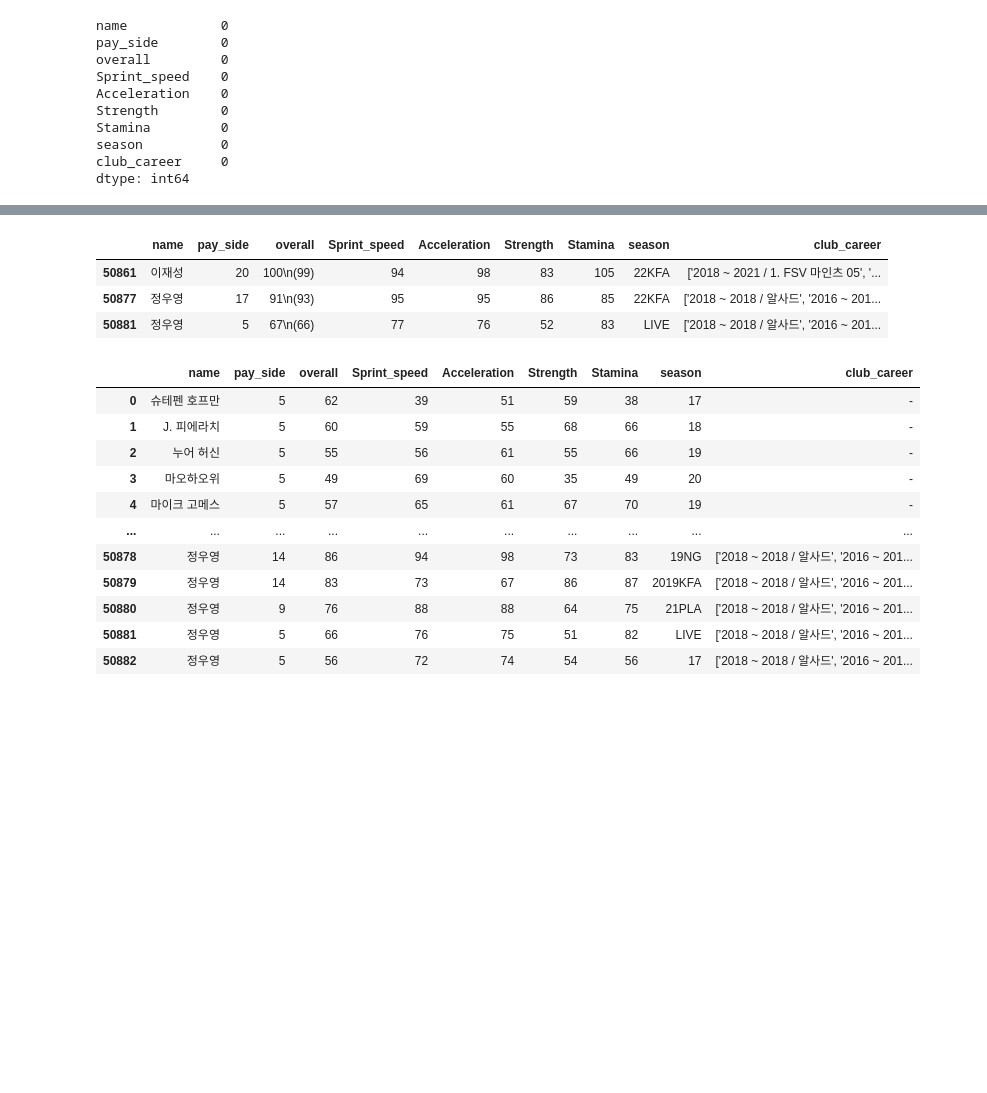
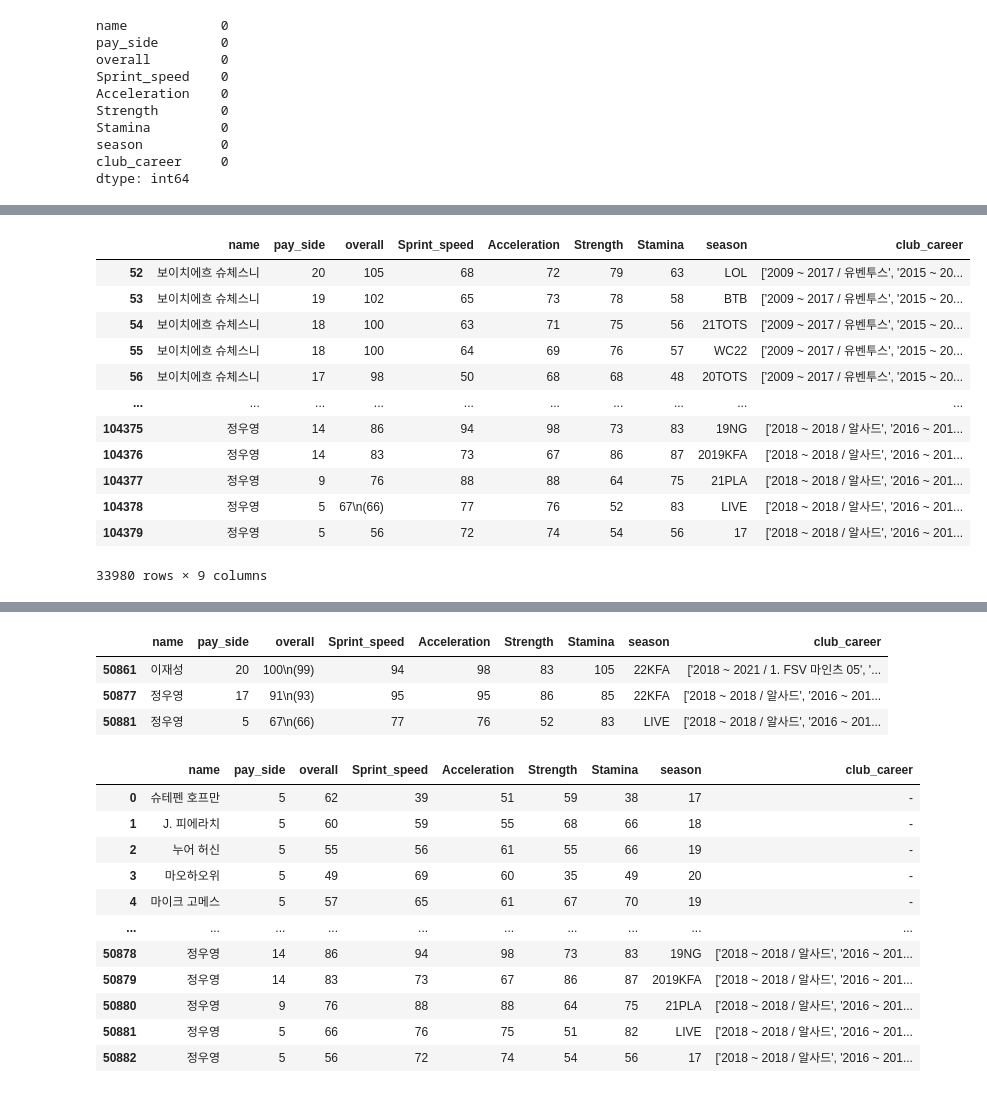
Before and after one commit to yhongju/FIFA-Online-4, a Jupyter notebook: crawling/crawling_player_info_plus.ipynb, the cells around one changed output, grey strips where cells are left out. Saved outputs shown, nothing was run; the diff lists cells and outputs as text; code cells hidden in the pictures; blank space fills up the shorter version.

```diff
--- a/crawling/crawling_player_info_plus.ipynb
+++ b/crawling/crawling_player_info_plus.ipynb
@@ -214,7 +221,7 @@ def crawling(start_num,end_num):
          driver.find_element_by_class_name('ui-autocomplete-input').click()
          driver.find_element_by_class_name('ui-autocomplete-input').send_keys(search_name)
          driver.find_element_by_class_name('btn_search').click()
-         time.sleep(2.5)
+         driver.implicitly_wait(time_to_wait=10)
 
 
          # 세부 설명 들어가기
@@ -368,7 +375,7 @@ def merge_csv(player_info_plus):
 # %% [markdown]
 ##### 실행
 # %%
-start_num = find_end('리다')+1
+start_num = int(find_end('리다'))+1
 end_num = 36644
 
 # 크롤링
@@ -502,0 +789,18 @@ dtype: int64
+# %%
+# 클럽 경력이 있는 선수 데이터만 불러오기 (클럽경력이 원래 없는 선수가 가장 상위로 검색되는 경우(능력치가 가장 높음)는 하위 선수도 없을 가능성 높기 때문! )
+data_temp = data[data.club_career != '[]']
+data_temp
+# %% [output]
+|  | name | pay_side | overall | Sprint_speed | Acceleration | Strength | Stamina | season | club_career |
+| 52 | 보이치에흐 슈체스니 | 20 | 105 | 68 | 72 | 79 | 63 | LOL | ['2009 ~ 2017 / 유벤투스', '2015 ~ 20... |
+| 53 | 보이치에흐 슈체스니 | 19 | 102 | 65 | 73 | 78 | 58 | BTB | ['2009 ~ 2017 / 유벤투스', '2015 ~ 20... |
+| 54 | 보이치에흐 슈체스니 | 18 | 100 | 63 | 71 | 75 | 56 | 21TOTS | ['2009 ~ 2017 / 유벤투스', '2015 ~ 20... |
+| 55 | 보이치에흐 슈체스니 | 18 | 100 | 64 | 69 | 76 | 57 | WC22 | ['2009 ~ 2017 / 유벤투스', '2015 ~ 20... |
+| 56 | 보이치에흐 슈체스니 | 17 | 98 | 50 | 68 | 68 | 48 | 20TOTS | ['2009 ~ 2017 / 유벤투스', '2015 ~ 20... |
+| ... | ... | ... | ... | ... | ... | ... | ... | ... | ... |
+| 104375 | 정우영 | 14 | 86 | 94 | 98 | 73 | 83 | 19NG | ['2018 ~ 2018 / 알사드', '2016 ~ 201... |
+| 104376 | 정우영 | 14 | 83 | 73 | 67 | 86 | 87 | 2019KFA | ['2018 ~ 2018 / 알사드', '2016 ~ 201... |
+| 104377 | 정우영 | 9 | 76 | 88 | 88 | 64 | 75 | 21PLA | ['2018 ~ 2018 / 알사드', '2016 ~ 201... |
+| 104378 | 정우영 | 5 | 67\n(66) | 77 | 76 | 52 | 83 | LIVE | ['2018 ~ 2018 / 알사드', '2016 ~ 201... |
+| 104379 | 정우영 | 5 | 56 | 72 | 74 | 54 | 56 | 17 | ['2018 ~ 2018 / 알사드', '2016 ~ 201... |
+33980 rows × 9 columns
```
Also changed, not shown: parts of 40 cells of this notebook.
